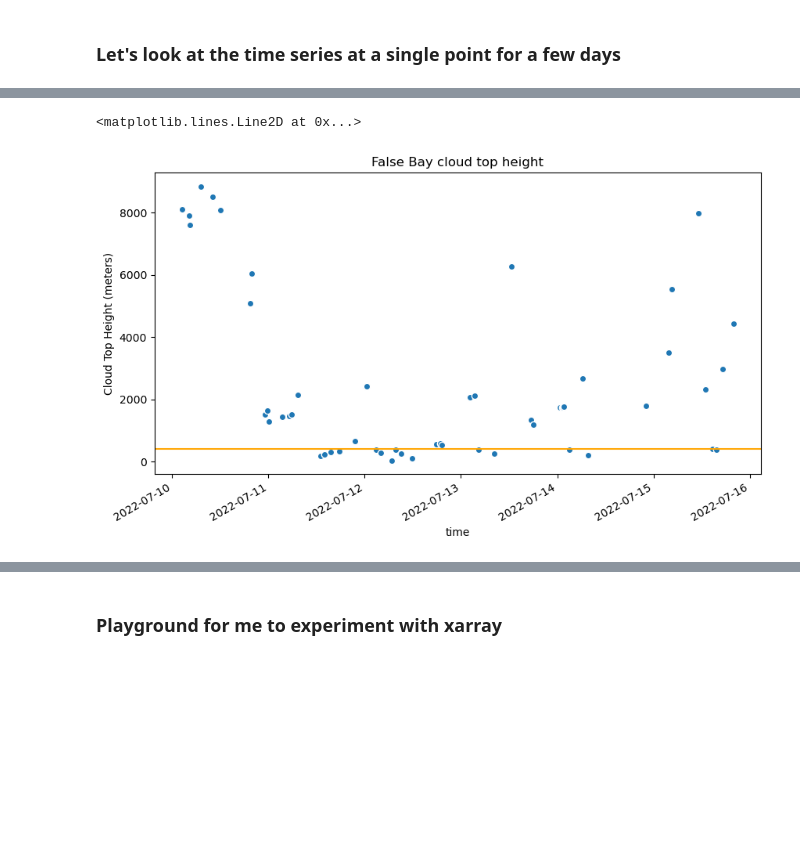
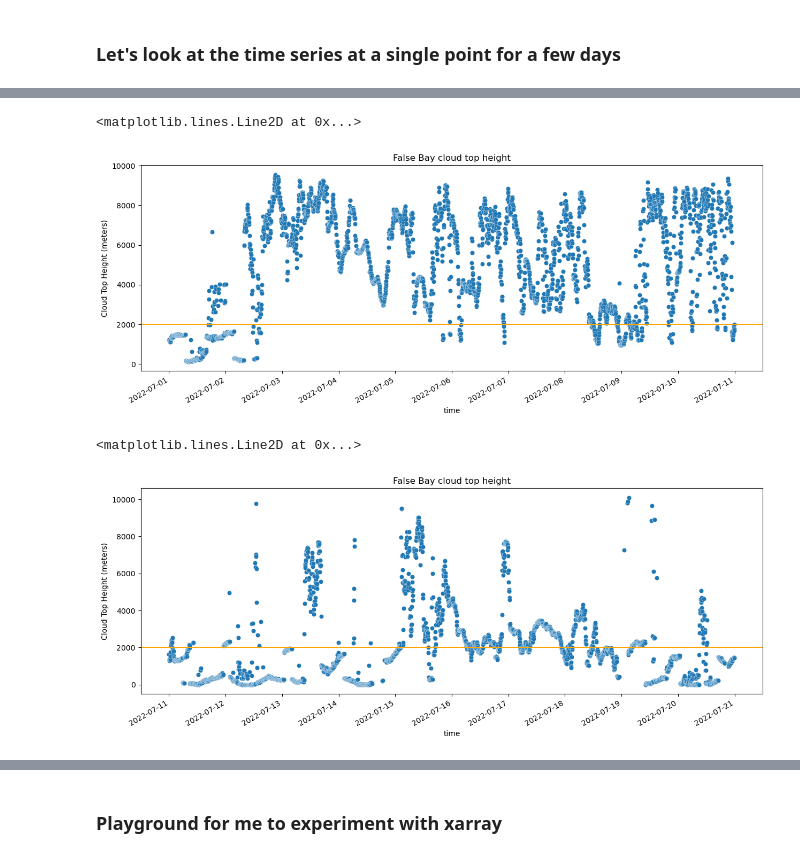
Before and after one commit to autumn-yng/summerfog, a Jupyter notebook: goes/goes_analyze.ipynb, the cells around one changed output, grey strips where cells are left out. Saved outputs shown, nothing was run; the diff lists cells and outputs as text; code cells hidden in the pictures; blank space fills up the shorter version.

Commit message:
Recreate zarr. Rerun correct frequency and timeseries on new zarr.
Recreating zarr: remove temp rechunking step, change timezone, rename Height var. Rerun frequency and timeseries on new zarr.

```diff
--- a/goes/goes_analyze.ipynb
+++ b/goes/goes_analyze.ipynb
@@ -437,2 +404,9 @@ pt12 = [48.57880161, 	-123.1731671]
+# %%
+# Longitudes and Latitudes for all the field locations on San Juan Islands
+mtdallas = (48.53, -123.13)
+cattlepoint = (48.46, -122.96)
+falsebay = (48.48, -123.06)
+fhl = (48.55, -123.01)
 # %%
-falsebay_timeseries = ds['Height'].sel(latitude = 48.490914, longitude = -123.069227, method='nearest')
+falsebay_timeseries = ds['Height'].sel(latitude = mtdallas[0], longitude = mtdallas[1], method='nearest')
+falsebay_timeseries
@@ -439,9 +437,16 @@ falsebay_timeseries = ds['Height'].sel(latitude = 48.490914, longitude = -123.06
 # %%
-plt.figure(figsize = (10,5))
-falsebay_timeseries.sel(time = slice('July 10, 2022', 'July 15, 2022')).plot.scatter('time')
+falsebay_timeseries.sel(time = slice('July 1, 2022', 'July 10, 2022')).plot.scatter('time', figsize=(15,5), linewidths=0.25)
 plt.title('False Bay cloud top height')
 plt.ylabel('Cloud Top Height (meters)')
-plt.axhline(400, color='orange') # 400 meters is the chosen threshold for low cloud and fog
+plt.axhline(2000, color='orange') # 2000 meters is the chosen threshold for low cloud and fog
 # %% [output]
 <matplotlib.lines.Line2D at 0x...>
-[figure, old version]
+[figure, new version]
+# %%
+falsebay_timeseries.sel(time = slice('July 11, 2022', 'July 20, 2022')).plot.scatter('time', figsize=(15,5), linewidths=0.25)
+plt.title('False Bay cloud top height')
+plt.ylabel('Cloud Top Height (meters)')
+plt.axhline(2000, color='orange') # 2000 meters is the chosen threshold for low cloud and fog
+# %% [output]
+<matplotlib.lines.Line2D at 0x...>
+[figure, added]
```
Also changed, not shown: parts of 17 cells of this notebook, 2 other files.
